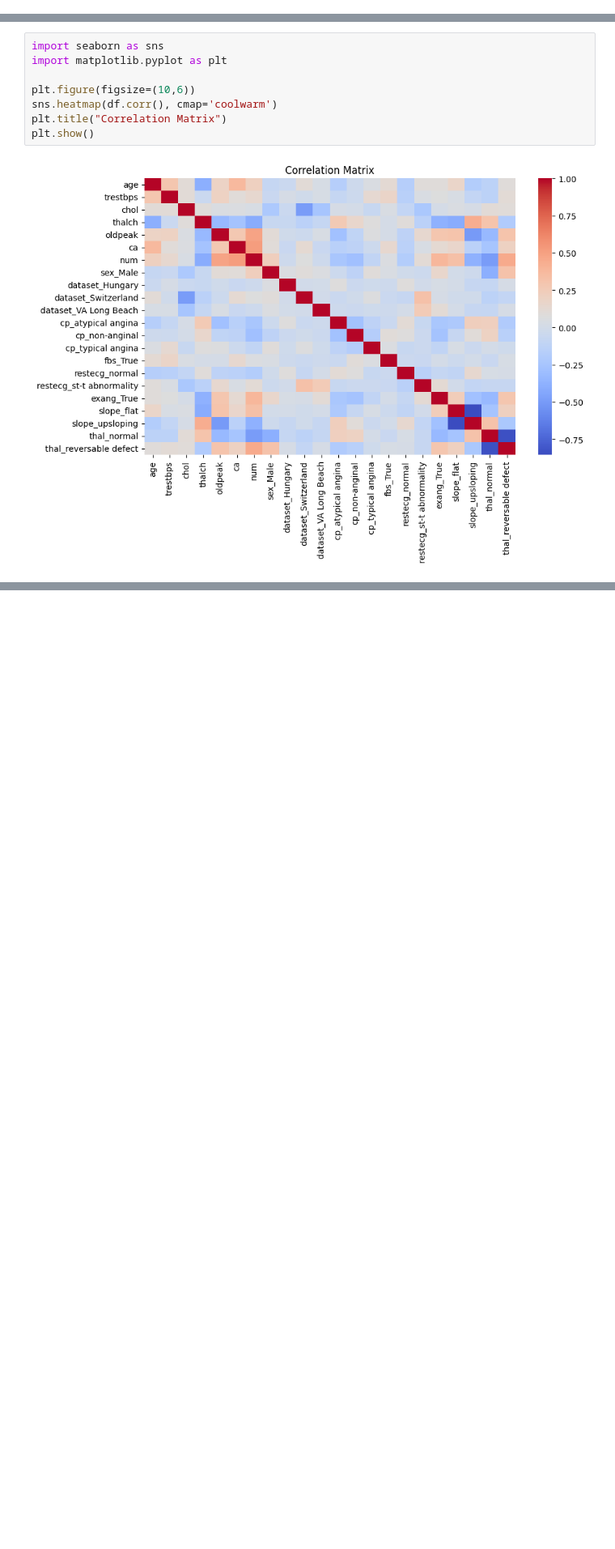
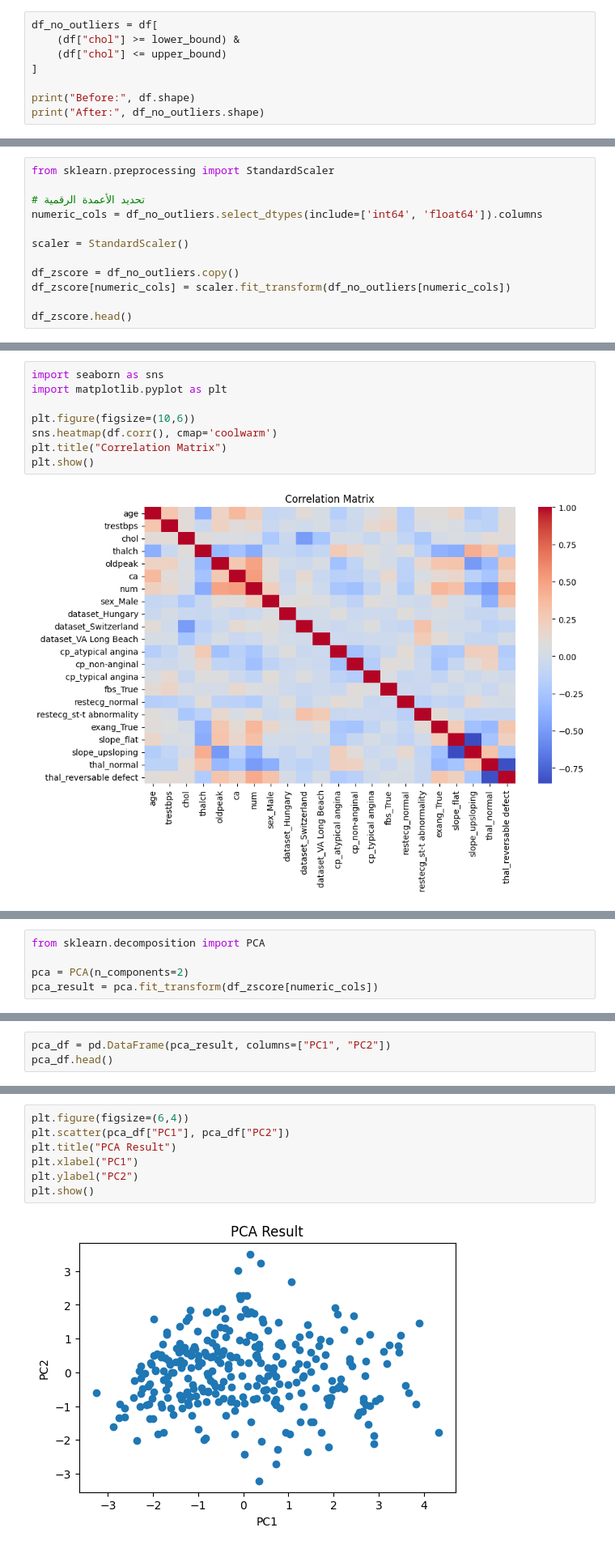
Before and after one commit to danahalghamdi80-ctrl/lap4, a Jupyter notebook: Heart_Disease_Data_Quality.ipynb, the cells around one changed output, grey strips where cells are left out. Shown at 81% size. Drawn from its saved outputs; the diff is of its cells as text; blank space fills up the shorter version.

```diff
--- a/Heart_Disease_Data_Quality.ipynb
+++ b/Heart_Disease_Data_Quality.ipynb
@@ -186,0 +219,8 @@ plt.show()
+# %%
+df_no_outliers = df[
+    (df["chol"] >= lower_bound) &
+    (df["chol"] <= upper_bound)
+]
+
+print("Before:", df.shape)
+print("After:", df_no_outliers.shape)
@@ -202,0 +286,12 @@ This is useful when you want all numerical features on the same bounded scale.
+# %%
+from sklearn.preprocessing import StandardScaler
+
+# تحديد الأعمدة الرقمية
+numeric_cols = df_no_outliers.select_dtypes(include=['int64', 'float64']).columns
+
+scaler = StandardScaler()
+
+df_zscore = df_no_outliers.copy()
+df_zscore[numeric_cols] = scaler.fit_transform(df_no_outliers[numeric_cols])
+
+df_zscore.head()
@@ -228,0 +331,5 @@ Finally, we applied standardization and normalization to prepare the numerical d
+# %%
+from sklearn.decomposition import PCA
+
+pca = PCA(n_components=2)
+pca_result = pca.fit_transform(df_zscore[numeric_cols])
@@ -228,0 +340,3 @@ Finally, we applied standardization and normalization to prepare the numerical d
+# %%
+pca_df = pd.DataFrame(pca_result, columns=["PC1", "PC2"])
+pca_df.head()
@@ -228,0 +350,9 @@ Finally, we applied standardization and normalization to prepare the numerical d
+# %%
+plt.figure(figsize=(6,4))
+plt.scatter(pca_df["PC1"], pca_df["PC2"])
+plt.title("PCA Result")
+plt.xlabel("PC1")
+plt.ylabel("PC2")
+plt.show()
+# %% [output]
+[figure, added]
```
Also changed, not shown: parts of 18 cells of this notebook.
